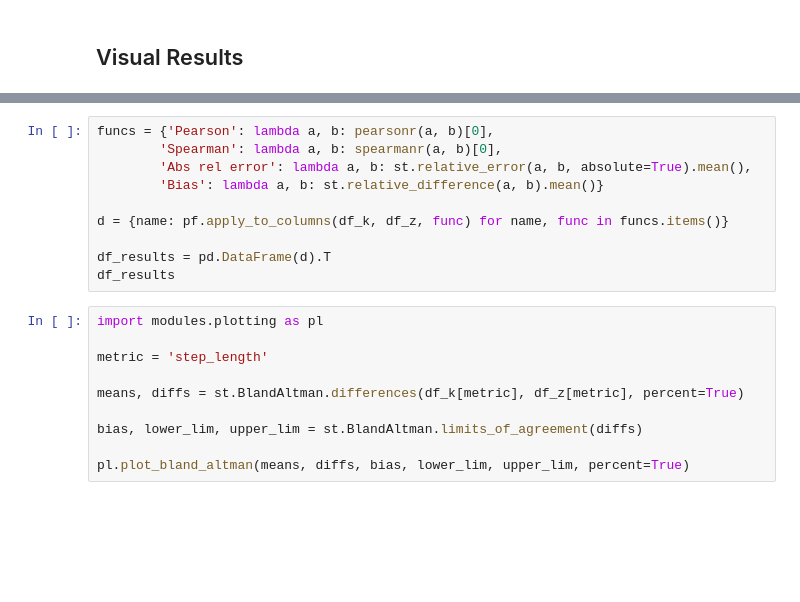
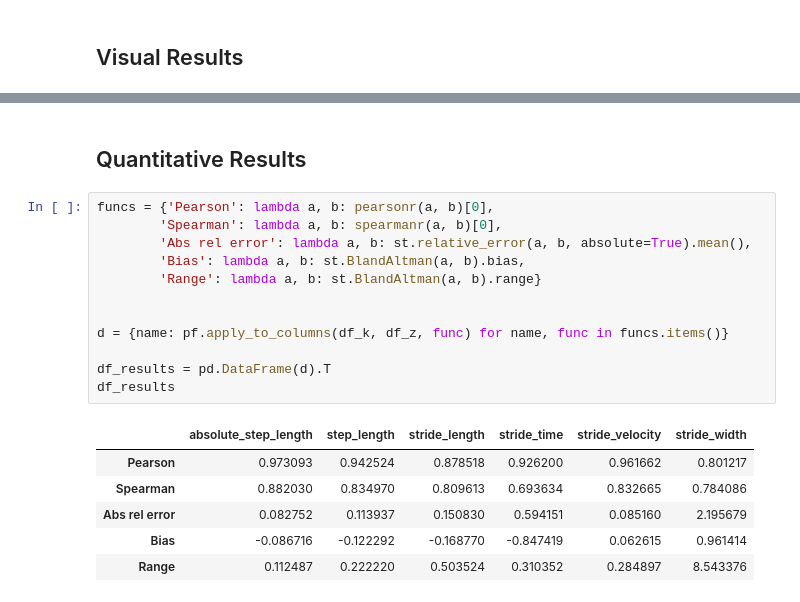
Before and after one commit to ajhynes7/side-view-depth-gait, a Jupyter notebook: notebooks/analysis.ipynb, the cells around one changed output, grey strips where cells are left out. Cells and saved outputs as stored; diff of their text form; blank space fills up the shorter version.

```diff
--- a/notebooks/analysis.ipynb
+++ b/notebooks/analysis.ipynb
@@ -79,20 +89,21 @@ plt.show()
+# %% [markdown]
+## Quantitative Results
 # %%
 funcs = {'Pearson': lambda a, b: pearsonr(a, b)[0],
         'Spearman': lambda a, b: spearmanr(a, b)[0],
         'Abs rel error': lambda a, b: st.relative_error(a, b, absolute=True).mean(),
-        'Bias': lambda a, b: st.relative_difference(a, b).mean()}
+        'Bias': lambda a, b: st.BlandAltman(a, b).bias,
+        'Range': lambda a, b: st.BlandAltman(a, b).range}
+
 
 d = {name: pf.apply_to_columns(df_k, df_z, func) for name, func in funcs.items()}
 
 df_results = pd.DataFrame(d).T
 df_results
+# %% [output]
+|  | absolute_step_length | step_length | stride_length | stride_time | stride_velocity | stride_width |
+| Pearson | 0.973093 | 0.942524 | 0.878518 | 0.926200 | 0.961662 | 0.801217 |
+| Spearman | 0.882030 | 0.834970 | 0.809613 | 0.693634 | 0.832665 | 0.784086 |
+| Abs rel error | 0.082752 | 0.113937 | 0.150830 | 0.594151 | 0.085160 | 2.195679 |
+| Bias | -0.086716 | -0.122292 | -0.168770 | -0.847419 | 0.062615 | 0.961414 |
+| Range | 0.112487 | 0.222220 | 0.503524 | 0.310352 | 0.284897 | 8.543376 |
-# %%
-import modules.plotting as pl
-
-metric = 'step_length'
-
-means, diffs = st.BlandAltman.differences(df_k[metric], df_z[metric], percent=True)
-
-bias, lower_lim, upper_lim = st.BlandAltman.limits_of_agreement(diffs)
-
-pl.plot_bland_altman(means, diffs, bias, lower_lim, upper_lim, percent=True)
```
Also changed, not shown: parts of 5 cells of this notebook, 2 other files.
